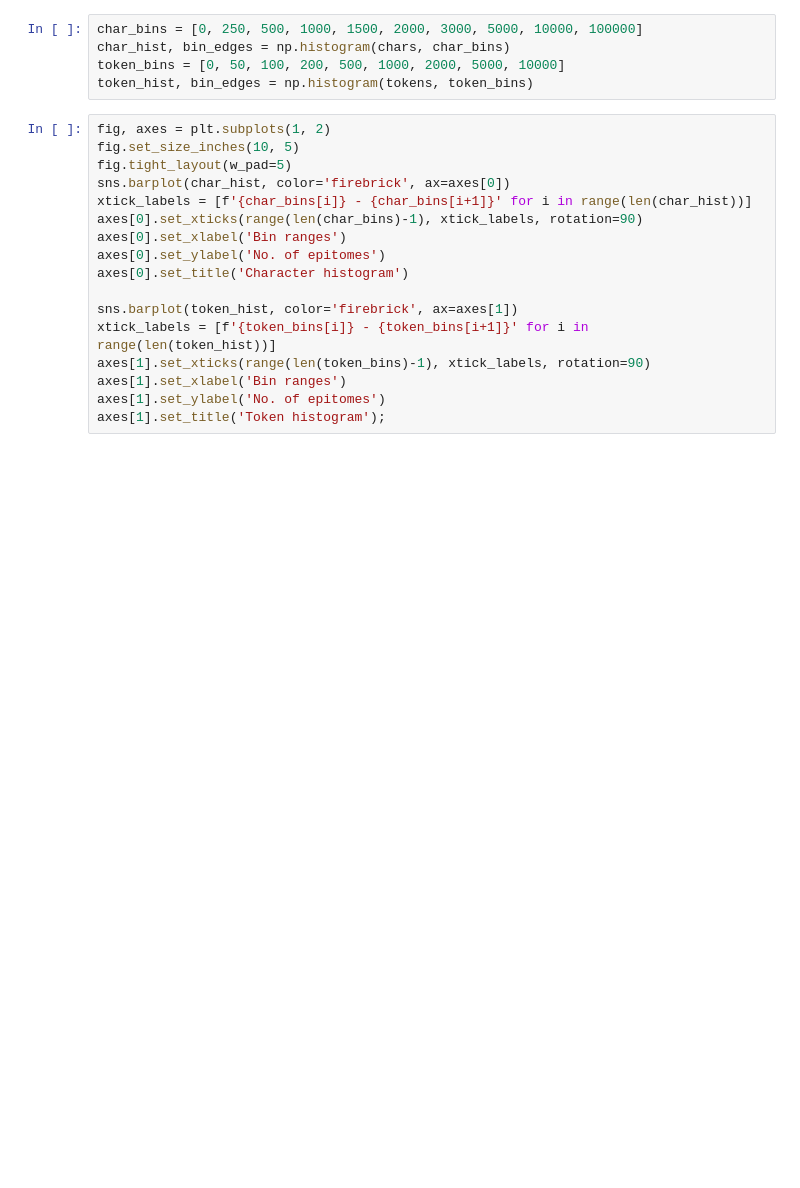
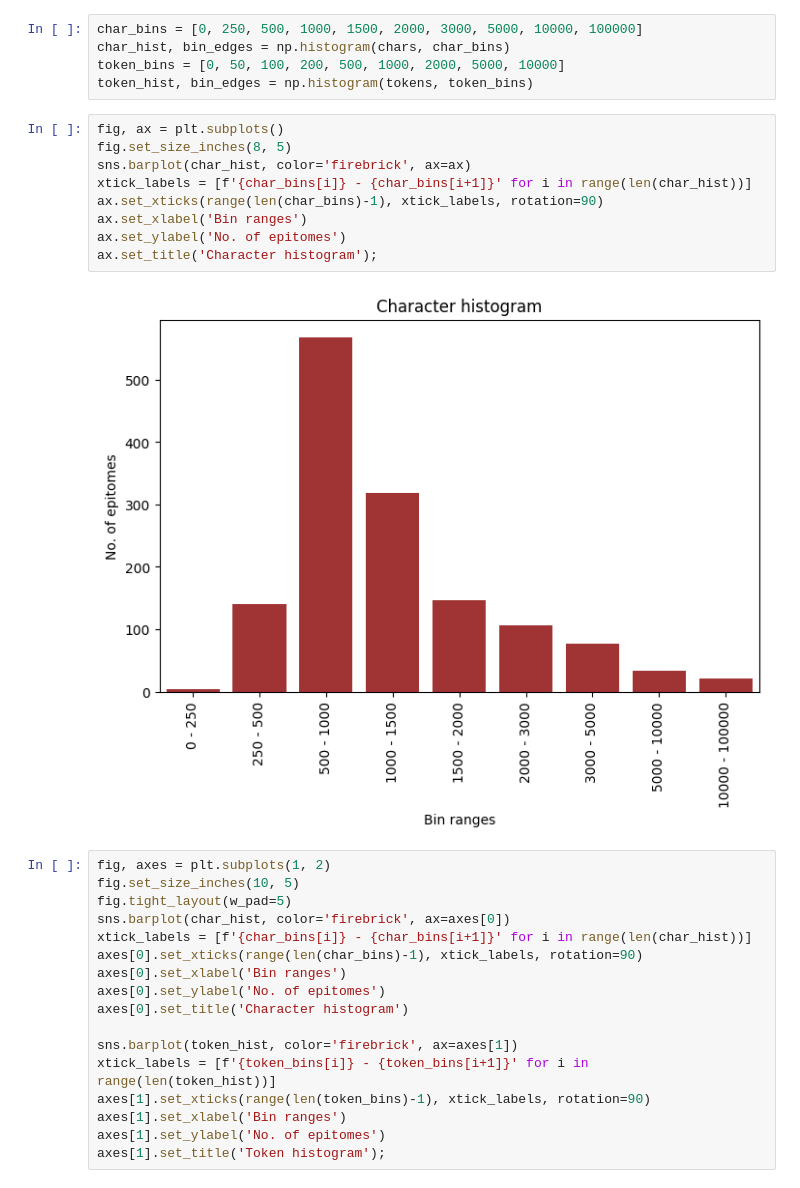
Before and after one commit to johannes-hp/BoB-thesis, a Jupyter notebook: epitome-scripts/epitome_length.ipynb, the cells around one changed output. Drawn from its saved outputs; the diff is of its cells as text; blank space fills up the shorter version.

```diff
--- a/epitome-scripts/epitome_length.ipynb
+++ b/epitome-scripts/epitome_length.ipynb
@@ -89,6 +97,17 @@ char_bins = [0, 250, 500, 1000, 1500, 2000, 3000, 5000, 10000, 100000]
 char_hist, bin_edges = np.histogram(chars, char_bins)
 token_bins = [0, 50, 100, 200, 500, 1000, 2000, 5000, 10000]
 token_hist, bin_edges = np.histogram(tokens, token_bins)
+# %%
+fig, ax = plt.subplots()
+fig.set_size_inches(8, 5)
+sns.barplot(char_hist, color='firebrick', ax=ax)
+xtick_labels = [f'{char_bins[i]} - {char_bins[i+1]}' for i in range(len(char_hist))]
+ax.set_xticks(range(len(char_bins)-1), xtick_labels, rotation=90)
+ax.set_xlabel('Bin ranges')
+ax.set_ylabel('No. of epitomes')
+ax.set_title('Character histogram');
+# %% [output]
+[figure, added]
 # %%
 fig, axes = plt.subplots(1, 2)
 fig.set_size_inches(10, 5)
```
Also changed, not shown: parts of 5 cells of this notebook, 2 other files.
